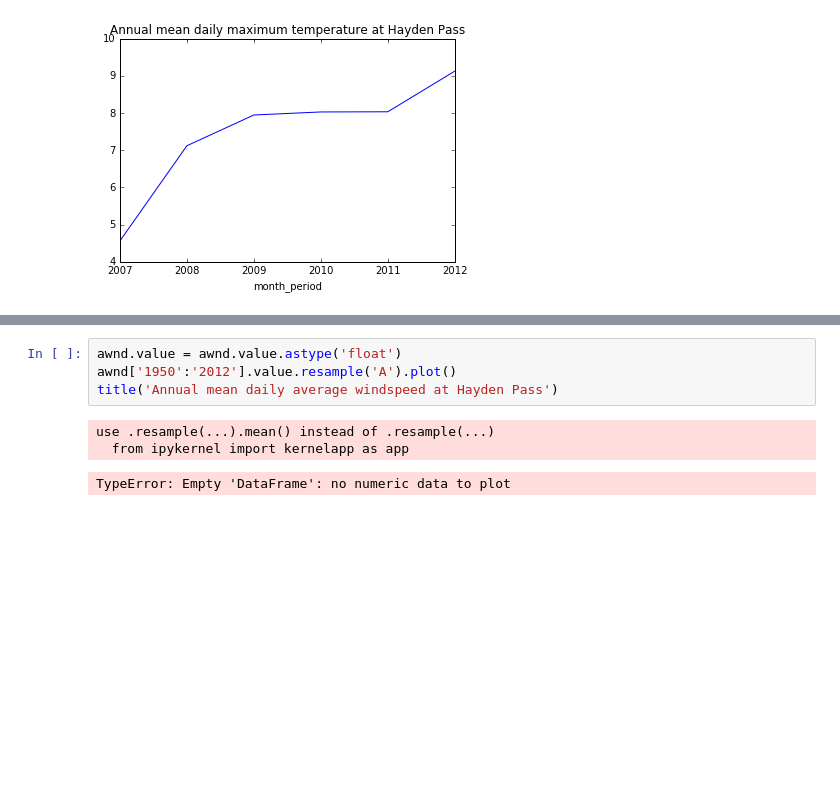
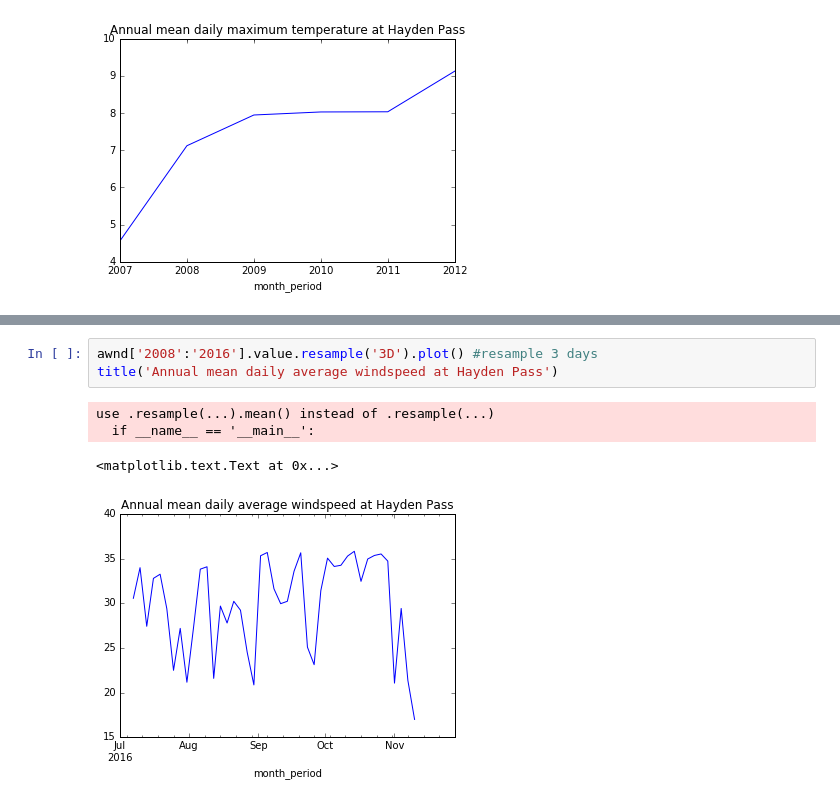
Before and after one commit to filga/ML_Sandbox, a Jupyter notebook: NCDC_Ulmo/NCDC_Ulmo.ipynb, the cells around one changed output, grey strips where cells are left out. Saved outputs shown, nothing was run; the diff lists cells and outputs as text; blank space fills up the shorter version.

```diff
--- a/NCDC_Ulmo/NCDC_Ulmo.ipynb
+++ b/NCDC_Ulmo/NCDC_Ulmo.ipynb
@@ -125,8 +132,8 @@ use .resample(...).mean() instead of .resample(...)
 # %%
-awnd.value = awnd.value.astype('float')
-awnd['1950':'2012'].value.resample('A').plot()
+awnd['2008':'2016'].value.resample('3D').plot() #resample 3 days
 title('Annual mean daily average windspeed at Hayden Pass')
 # %% [output]
 use .resample(...).mean() instead of .resample(...)
-  from ipykernel import kernelapp as app
+  if __name__ == '__main__':
-TypeError: Empty 'DataFrame': no numeric data to plot
+<matplotlib.text.Text at 0x...>
+[figure, added]
```
Also changed, not shown: parts of 3 cells of this notebook.
